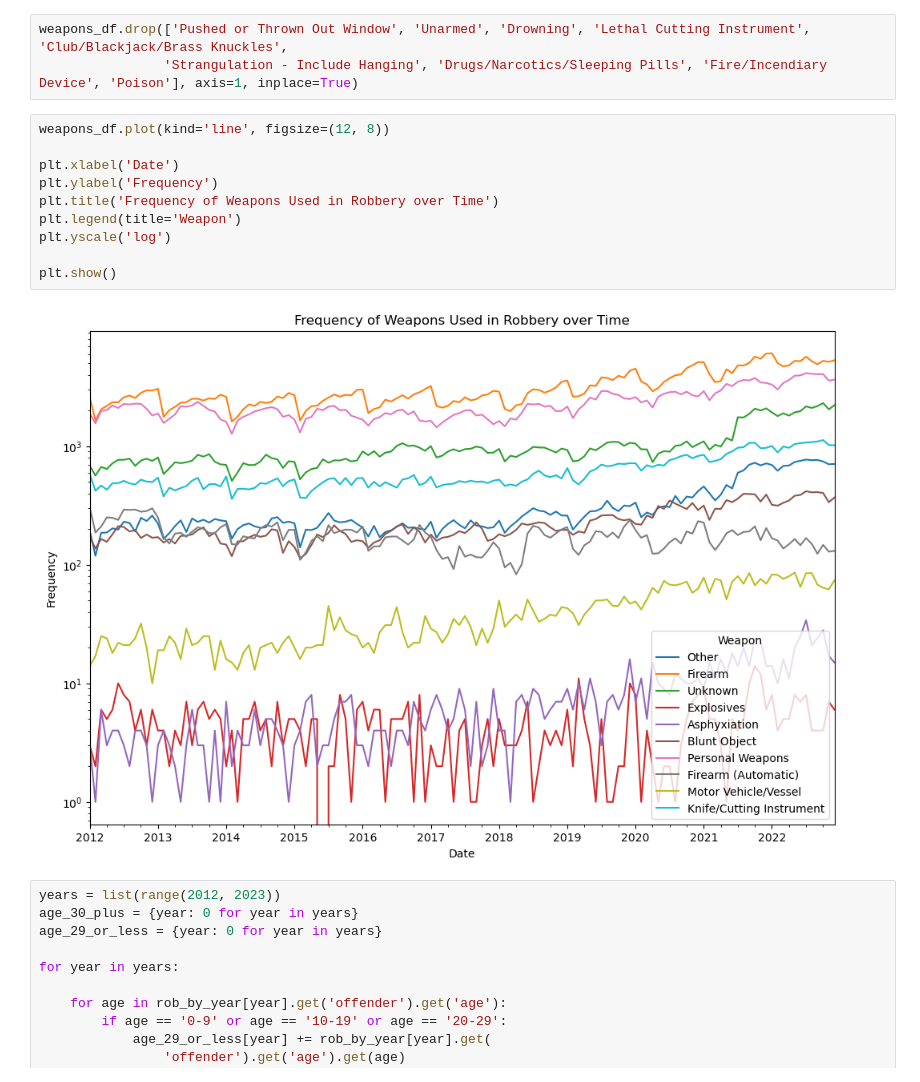
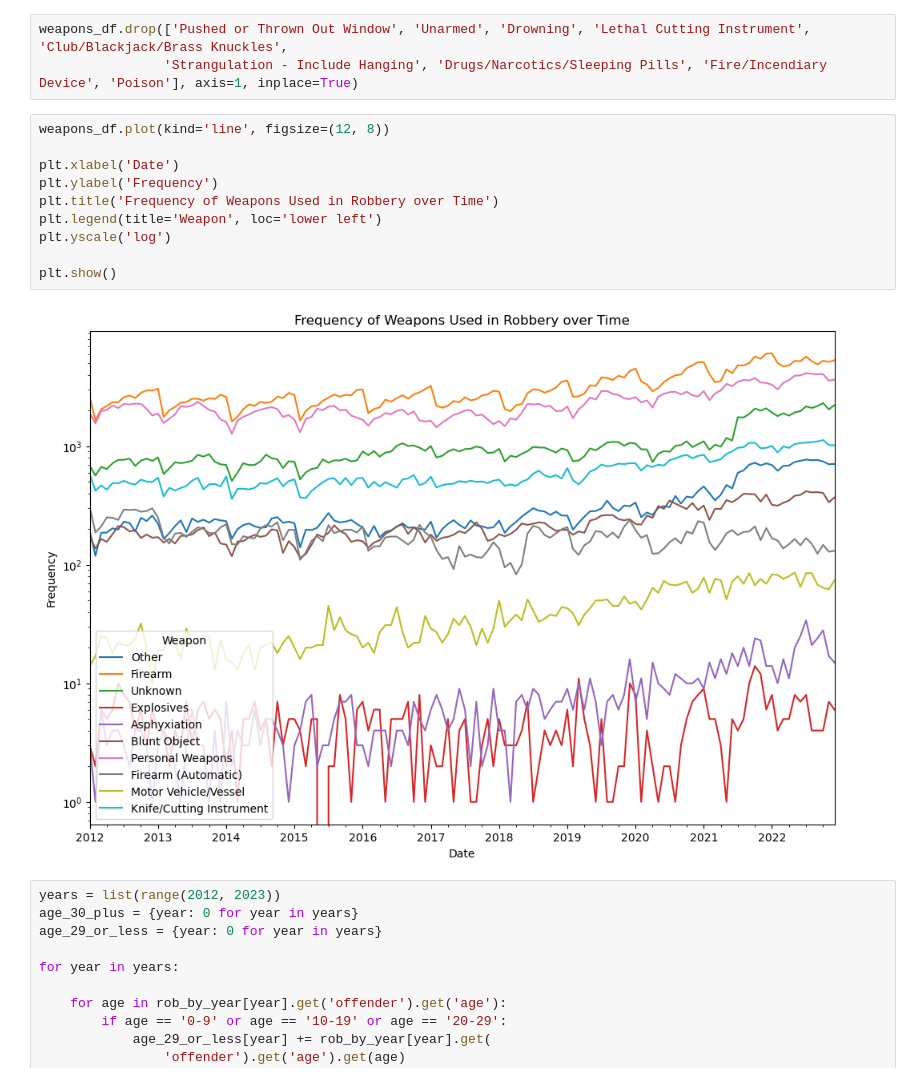
Before and after one commit to Ind-E/Python-Crime, a Jupyter notebook: crime.ipynb, the cells around one changed output. Cells and saved outputs as stored; diff of their text form.

```diff
--- a/crime.ipynb
+++ b/crime.ipynb
@@ -238,15 +328,15 @@ weapons_df.drop(['Pushed or Thrown Out Window', 'Unarmed', 'Drowning', 'Lethal C
 # %%
 weapons_df.plot(kind='line', figsize=(12, 8))
 
 plt.xlabel('Date')
 plt.ylabel('Frequency')
 plt.title('Frequency of Weapons Used in Robbery over Time')
-plt.legend(title='Weapon')
+plt.legend(title='Weapon', loc='lower left')
 plt.yscale('log')
 
 plt.show()
 # %% [output]
-[figure, old version]
+[figure, new version]
 # %%
 years = list(range(2012, 2023))
 age_30_plus = {year: 0 for year in years}
```
Also changed, not shown: parts of 9 cells of this notebook, 1 other file.
